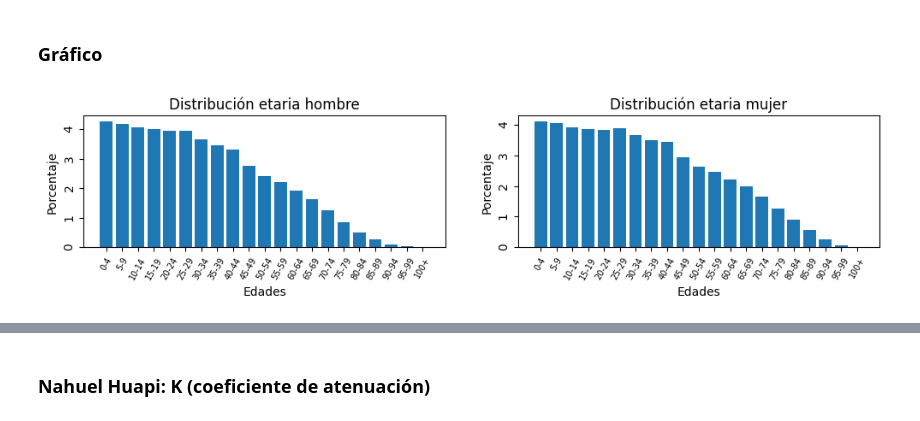
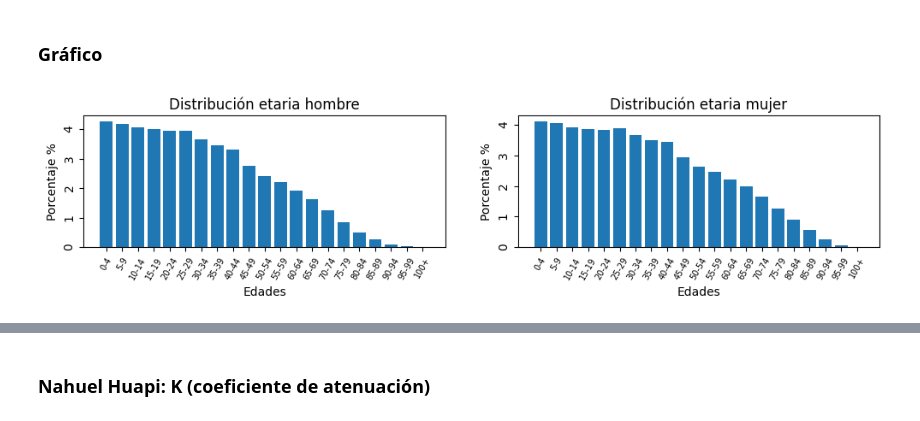
Before and after one commit to SebaB29/CursoDA_IEEE, a Jupyter notebook: EjerciciosClase2.ipynb, the cells around one changed output, grey strips where cells are left out. Saved outputs shown, nothing was run; the diff lists cells and outputs as text; code cells hidden in the pictures.

```diff
--- a/EjerciciosClase2.ipynb
+++ b/EjerciciosClase2.ipynb
@@ -568,29 +579,29 @@ datos_poblacion_copy.sample(3)
 # %%
 plt.figure(figsize=(12,2))
 
 plt.subplot(1,2,1)
 
 plt.bar(x=datos_poblacion_copy["Age"], height=datos_poblacion_copy["Porcentaje M"])
 
 plt.title("Distribución etaria hombre")
 plt.xlabel("Edades")
 plt.xticks(rotation=60, fontsize=7)
-plt.ylabel("Porcentaje")
+plt.ylabel("Porcentaje %")
 plt.yticks(rotation=90)
 
 plt.subplot(1,2,2)
 
 plt.bar(x=datos_poblacion_copy["Age"], height=datos_poblacion_copy["Porcentaje F"])
 
 plt.title("Distribución etaria mujer")
 plt.xlabel("Edades")
 plt.xticks(rotation=60, fontsize=7)
-plt.ylabel("Porcentaje")
+plt.ylabel("Porcentaje %")
 plt.yticks(rotation=90)
 
 plt.show()
 # %% [output]
-[figure, old version]
+[figure, new version]
 # %% [markdown]
 ## Bug Catcher y el disco de la Eutrofia
 **Atención**: *Este problema asume algunos conocimientos básicos de analisis matemático*.
```
Also changed, not shown: parts of 63 cells of this notebook.
